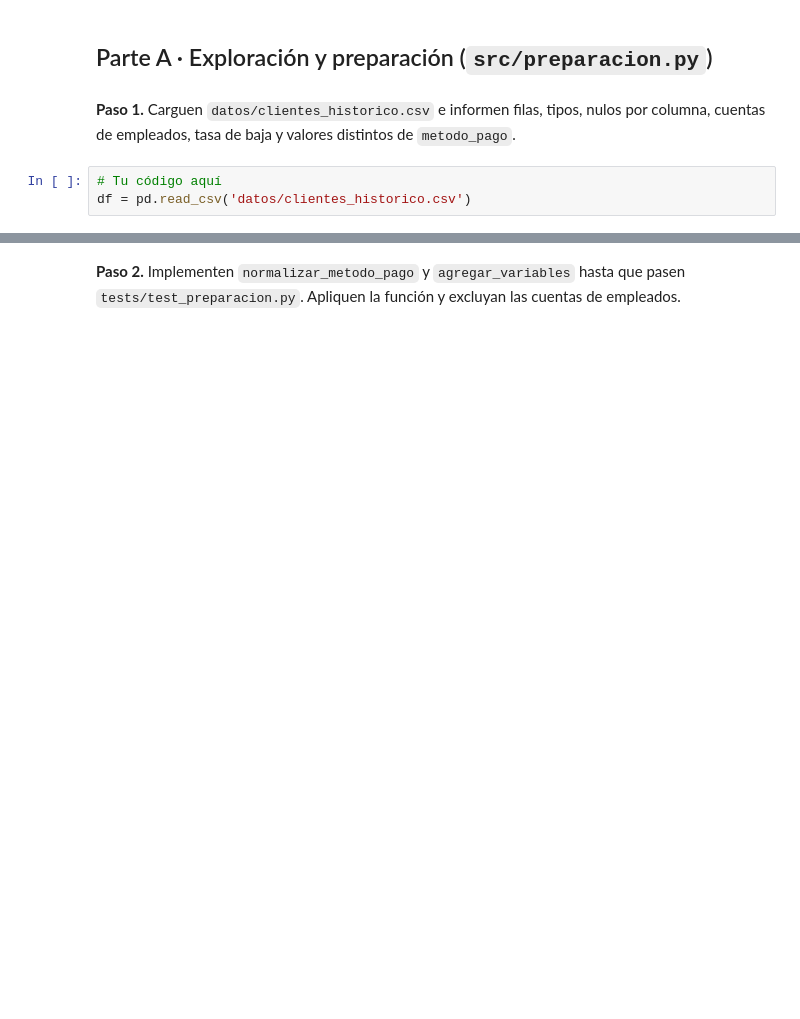
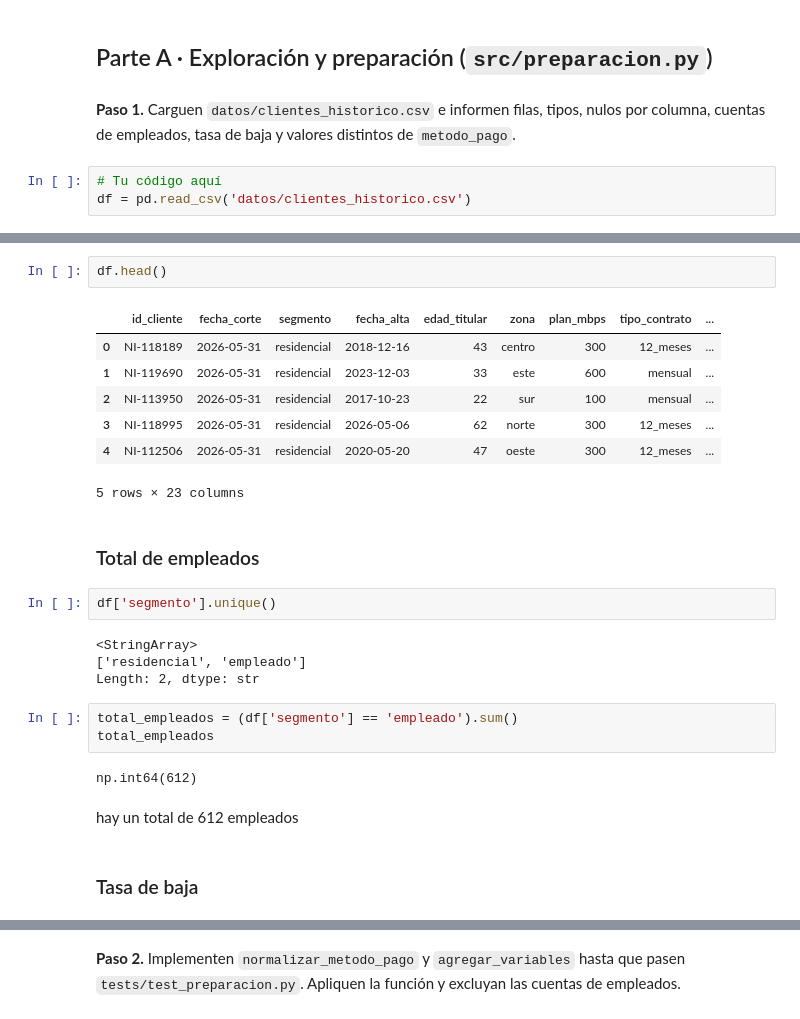
Before and after one commit to fedemaximovicz/actividad-datamining-supervisedlearning, a Jupyter notebook: caso2_nodo/caso2_nodo.ipynb, the cells around one changed output, grey strips where cells are left out. Drawn from its saved outputs; the diff is of its cells as text; blank space fills up the shorter version.

```diff
--- a/caso2_nodo/caso2_nodo.ipynb
+++ b/caso2_nodo/caso2_nodo.ipynb
@@ -51,0 +72,27 @@ df = pd.read_csv('datos/clientes_historico.csv')
+# %%
+df.head()
+# %% [output]
+|  | id_cliente | fecha_corte | segmento | fecha_alta | edad_titular | zona | plan_mbps | tipo_contrato | ... |
+| 0 | NI-118189 | 2026-05-31 | residencial | 2018-12-16 | 43 | centro | 300 | 12_meses | ... |
+| 1 | NI-119690 | 2026-05-31 | residencial | 2023-12-03 | 33 | este | 600 | mensual | ... |
+| 2 | NI-113950 | 2026-05-31 | residencial | 2017-10-23 | 22 | sur | 100 | mensual | ... |
+| 3 | NI-118995 | 2026-05-31 | residencial | 2026-05-06 | 62 | norte | 300 | 12_meses | ... |
+| 4 | NI-112506 | 2026-05-31 | residencial | 2020-05-20 | 47 | oeste | 300 | 12_meses | ... |
+5 rows × 23 columns
+# %% [markdown]
+### Total de empleados
+# %%
+df['segmento'].unique()
+# %% [output]
+<StringArray>
+['residencial', 'empleado']
+Length: 2, dtype: str
+# %%
+total_empleados = (df['segmento'] == 'empleado').sum()
+total_empleados
+# %% [output]
+np.int64(612)
+# %% [markdown]
+hay un total de 612 empleados
+# %% [markdown]
+### Tasa de baja
```
Also changed, not shown: parts of 13 cells of this notebook, 1 other file.
